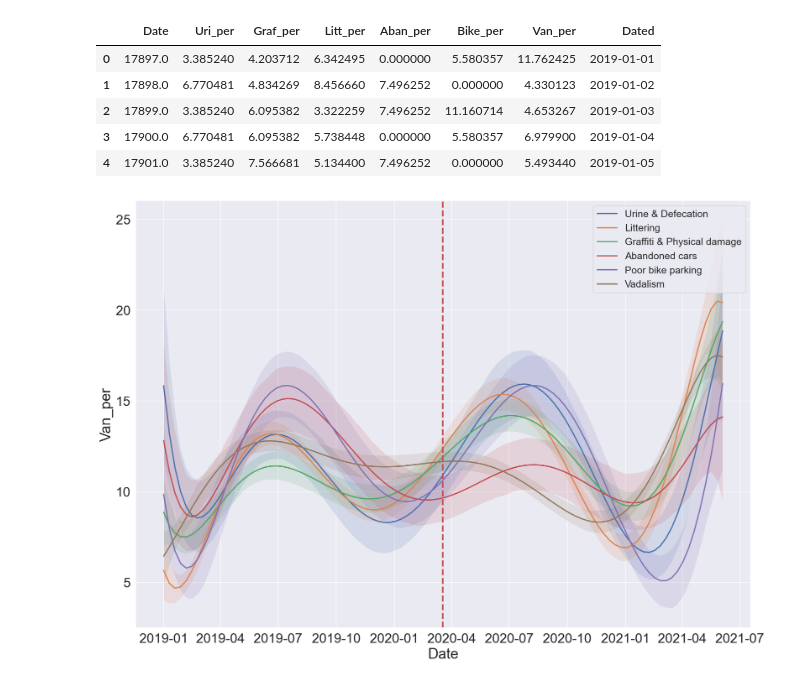
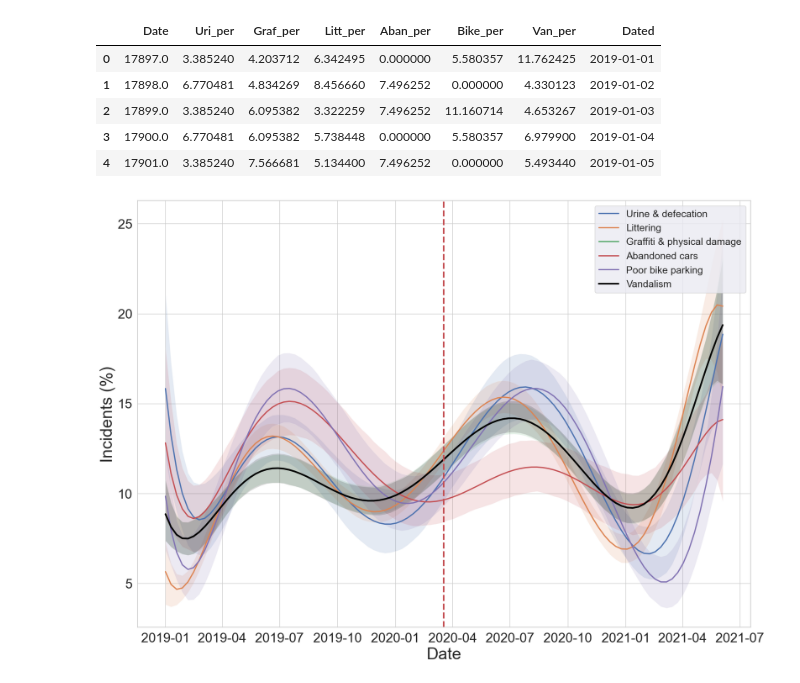
Before and after one commit to Code-for-Urban-Planning/Incivilities_analysis_for_Stockholm, a Jupyter notebook: Seasonal CrimeTrends.ipynb, the cells around one changed output. Drawn from its saved outputs; the diff is of its cells as text; code cells hidden in the pictures.

```diff
--- a/Seasonal CrimeTrends.ipynb
+++ b/Seasonal CrimeTrends.ipynb
@@ -296,29 +296,32 @@ df1.head()
 # %%
 df=df1
 # %%
+sns.set_style("whitegrid")
 fig, ax = plt.subplots(1, 1, figsize=(20, 14))
 x=df['Date']
 m=df['Uri_per']
 n=df['Litt_per']
 y=df['Graf_per']
 q=df['Aban_per']
 r=df['Bike_per']
 l=df['Van_per']
 
-Urine = sns.regplot(x=x, y=m, order=20, label="Urine & Defecation",scatter=False)
+Urine = sns.regplot(x=x, y=m, order=20, label="Urine & defecation",scatter=False)
 Litter = sns.regplot(x=x,y=n, order=20, label="Littering",scatter=False)
-Grafitti = sns.regplot(x=x,y=y, order=20, label="Graffiti & Physical damage",scatter=False)
+Grafitti = sns.regplot(x=x,y=y, order=20, label="Graffiti & physical damage",scatter=False)
 AbanCars = sns.regplot(x=x,y=q, order=20, label="Abandoned cars",scatter=False)
 BikePark = sns.regplot(x=x,y=r, order=20, label="Poor bike parking",scatter=False)
-Vandals = sns.regplot(x=x,y=l, order=20, label="Vadalism",scatter=False)
+Vandals = sns.regplot(x=x, y=y, order=20, scatter=False, line_kws={"linewidth": 3, "color": "black"}, label="Vandalism", ax=ax)
 sns.set(font_scale = 2.2)
+
 #plt.title("Comparative (%) TimeSeries_Categories")
 ax.axvline(pd.to_datetime('2020-03-18'), color='r', linestyle='--', lw=3)
-# df.set_xlabel("Date", fontsize = 20)
-# df.set_ylabel("Percent count reported", )
+ax.set_xlabel("Date", fontsize=30)  # set x label
+ax.set_ylabel("Incidents (%)", fontsize=30)  # set y label
+
 plt.legend(fontsize = 18)
-os.chdir('C:\\Users\\omkarp\\OneDrive - Chalmers\\KTH research\Old\\')
+os.chdir('C:\\Users\\omkarp\\OneDrive - Chalmers\\Lighting KTH research\Old\\')
 plt.savefig('SeasonalVariation_plot.png')
 plt.show()
 # %% [output]
-[figure, old version]
+[figure, new version]
```
Also changed, not shown: parts of 4 cells of this notebook.
